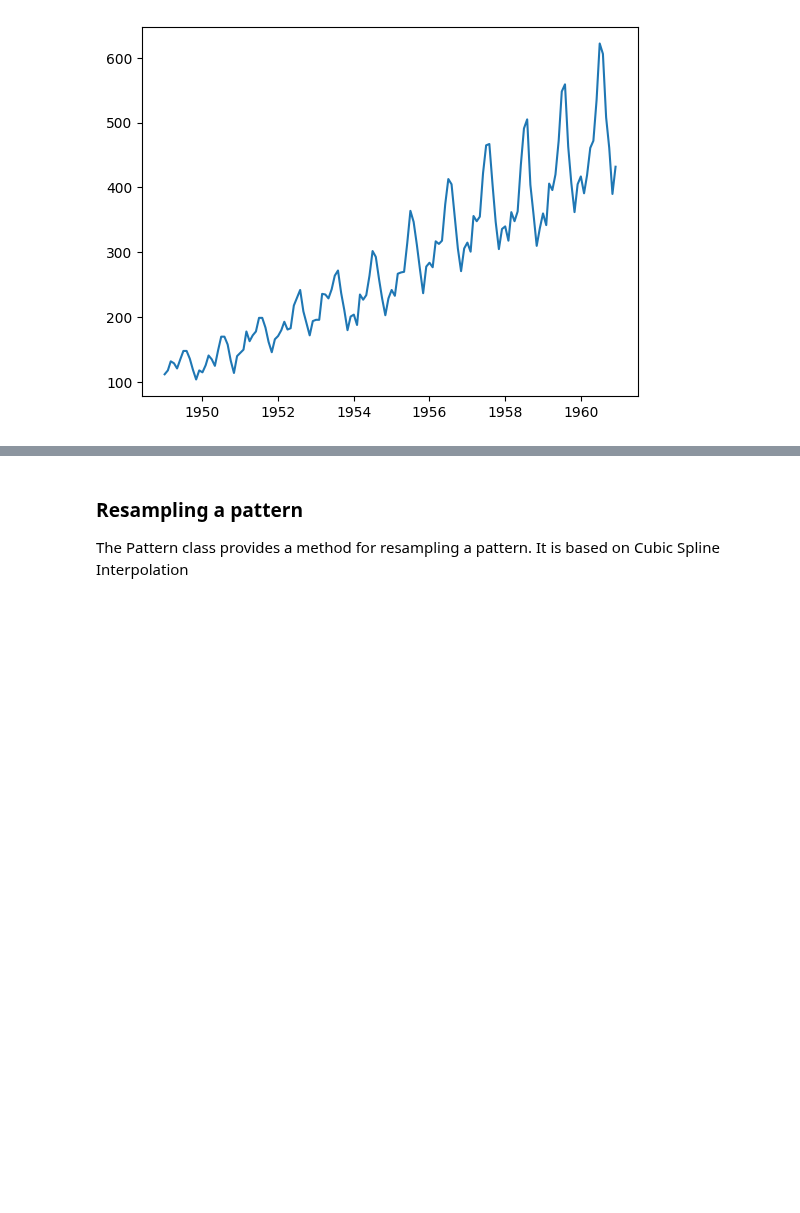
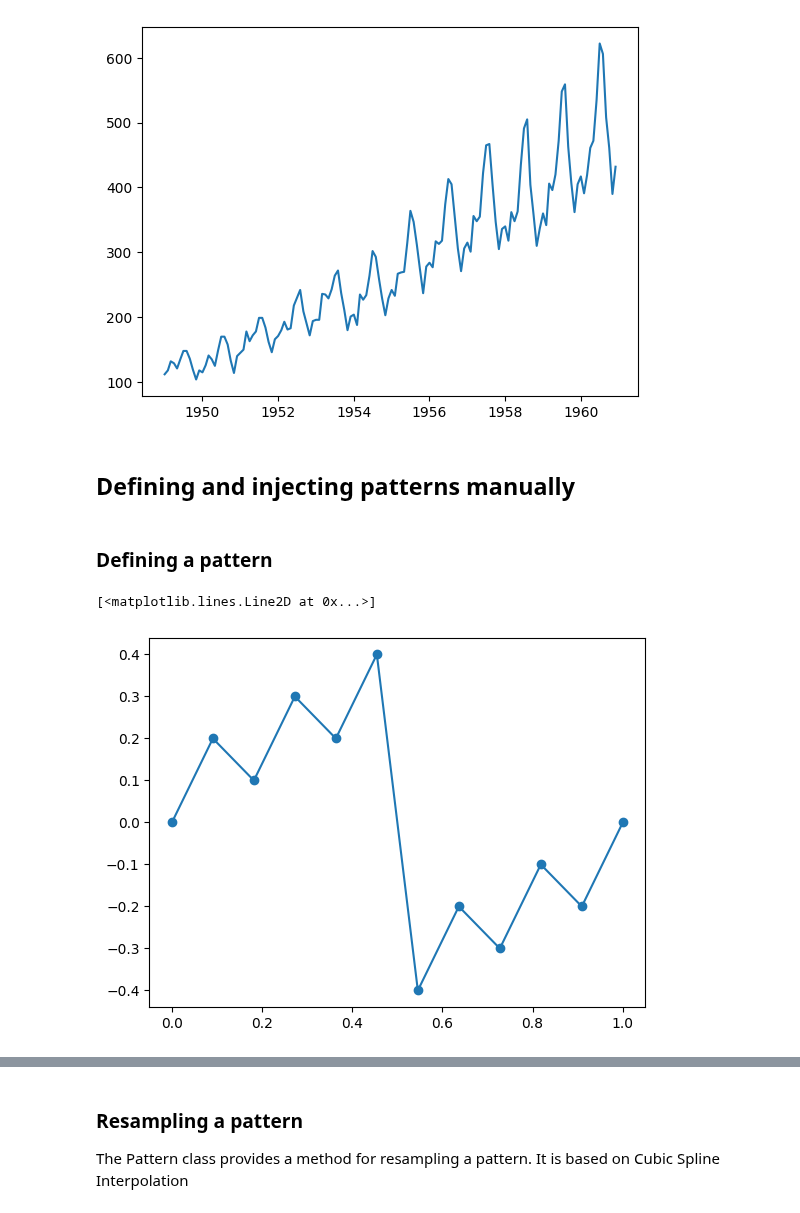
Before and after one commit to Fraunhofer-IESE/badgers, a Jupyter notebook: docs/tutorials/Patterns-Time-Series.ipynb, the cells around one changed output, grey strips where cells are left out. Saved outputs shown, nothing was run; the diff lists cells and outputs as text; code cells hidden in the pictures; blank space fills up the shorter version.

```diff
--- a/docs/tutorials/Patterns-Time-Series.ipynb
+++ b/docs/tutorials/Patterns-Time-Series.ipynb
@@ -23,3 +23,7 @@ plt.plot(t, X.values)
 # %% [output]
 [<matplotlib.lines.Line2D at 0x...>]
 [figure]
+# %% [markdown]
+## Defining and injecting patterns manually
+# %% [markdown]
+### Defining a pattern
@@ -25,0 +32,6 @@ plt.plot(t, X.values)
+# %%
+fig, ax = plt.subplots()
+ax.plot(np.linspace(0,1,len(p.values)), p.values, 'o', ls='-', color='C0', label='original')
+# %% [output]
+[<matplotlib.lines.Line2D at 0x...>]
+[figure, added]
```
Also changed, not shown: parts of 34 cells of this notebook, 4 other files.
